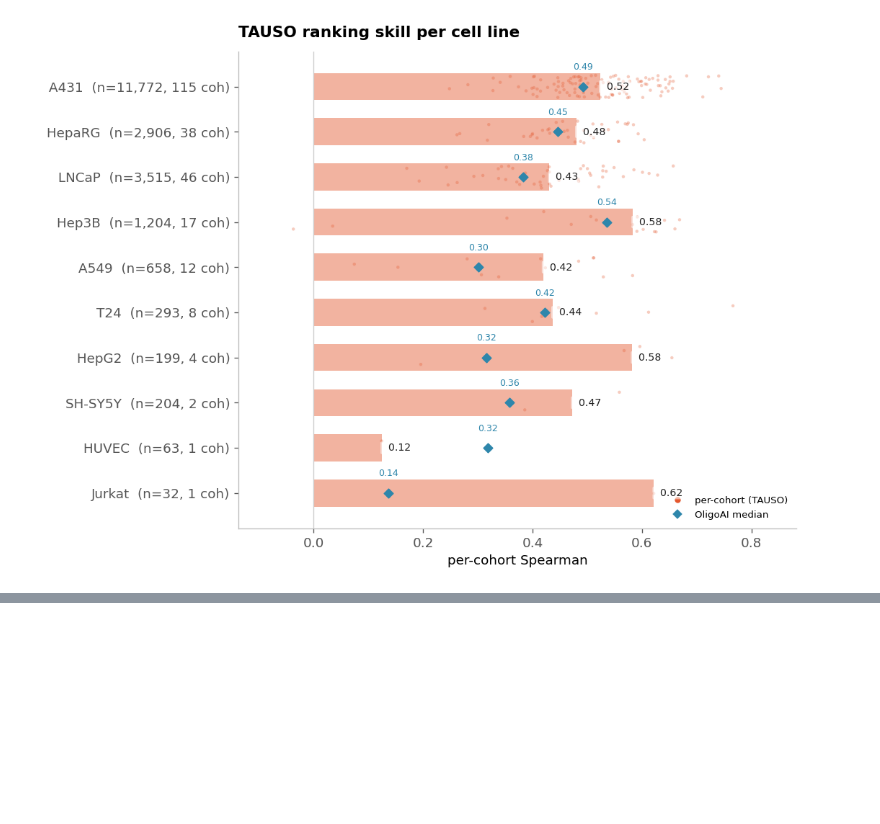
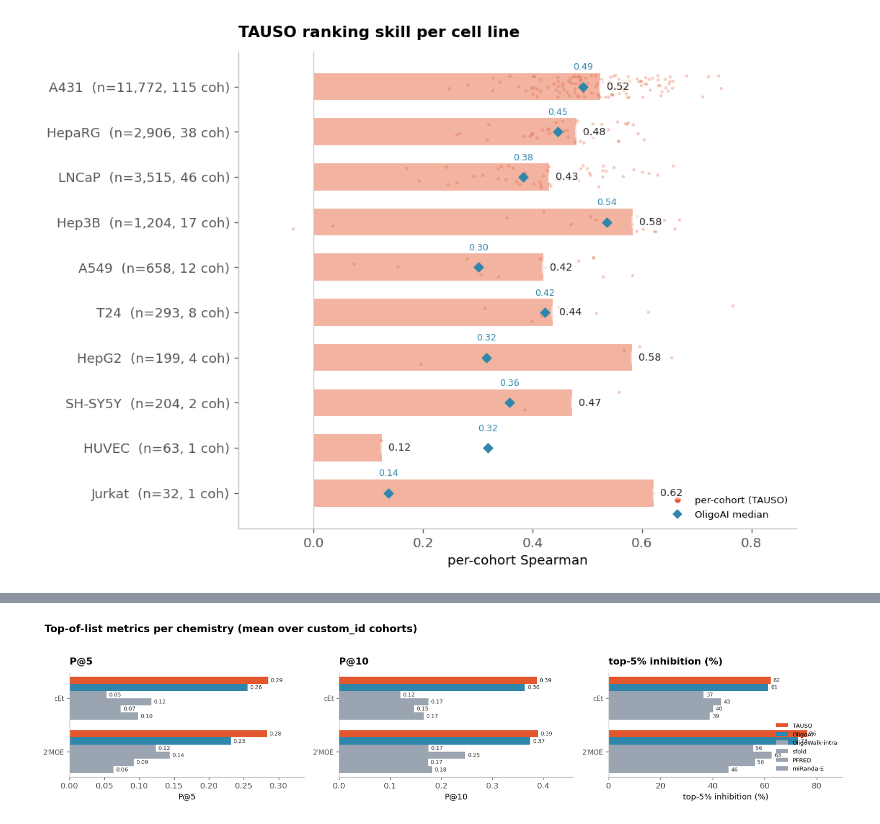
Before and after one commit to RedPenguin100/TAUSO, a Jupyter notebook: notebooks/graphs/models/breakdowns.ipynb, the cells around one changed output, grey strips where cells are left out. Drawn from its saved outputs; the diff is of its cells as text; code cells hidden in the pictures; blank space fills up the shorter version.

```diff
--- a/notebooks/graphs/models/breakdowns.ipynb
+++ b/notebooks/graphs/models/breakdowns.ipynb
@@ -116,0 +159,24 @@ Aggregates (patent-weighted over cell lines with n≥200):
+# %%
+# Per-slice top-of-list metrics for all headline scorers (mean over the slice's custom_id cohorts).
+# One panel per metric; slices on the y-axis, one grouped bar per scorer.
+def breakdown_fig(name, slices, height=4.2):
+    """Grid of metric panels (P@5 | P@10 | top-5%) for `slices` (ordered top->bottom)."""
+    bd = breakdown[breakdown.breakdown == name]
+    piv = {s: bd[bd.scorer == s].set_index('slice') for s in HEAD}
+    fig, ax = plt.subplots(1, len(METRICS), figsize=(15.5, height), squeeze=False)
+    for c, (m, mlabel, fmt) in enumerate(METRICS):
+        series = {s: piv[s].reindex(slices)[f'{m}_mean'].values for s in HEAD if s in piv}
+        v.grouped_hbar(ax[0][c], slices, series, title=mlabel, xlabel=mlabel, fmt=fmt)
+        if c == len(METRICS) - 1:
+            ax[0][c].legend(frameon=False, fontsize=8, loc='lower right')
+    fig.suptitle(f'Top-of-list metrics per {name.replace("_"," ").lower()} (mean over custom_id cohorts)',
+                 x=0.012, ha='left', fontweight='bold', fontsize=14)
+    plt.tight_layout(rect=(0, 0, 1, 0.95)); plt.show()
+
+
+# chemistry: 2 slices, ordered by sample count
+chem_order = breakdown[breakdown.breakdown=='chemistry'].drop_duplicates('slice') \
+                .sort_values('n_samples', ascending=False)['slice'].tolist()
+breakdown_fig('chemistry', chem_order, height=3.6)
+# %% [output]
+[figure, added]
```
Also changed, not shown: parts of 7 cells of this notebook, 4 other files.
